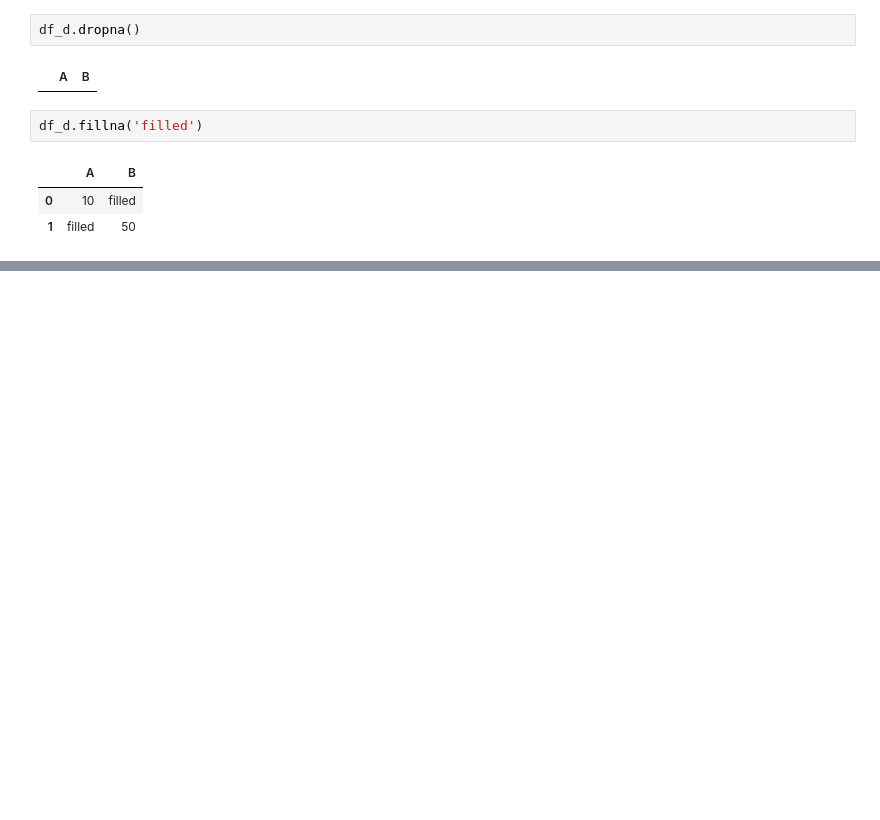
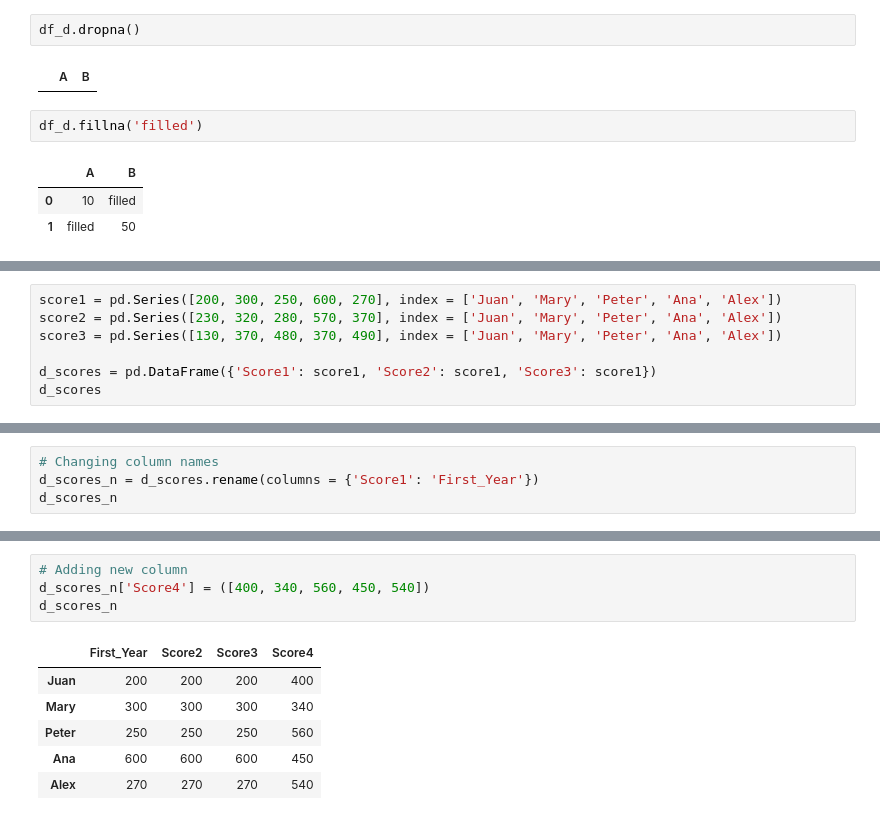
Before and after one commit to alezanper/python-notes, a Jupyter notebook: Pandas/02_DataFrames.ipynb, the cells around one changed output, grey strips where cells are left out. Cells and saved outputs as stored; diff of their text form; blank space fills up the shorter version.

```diff
--- a/Pandas/02_DataFrames.ipynb
+++ b/Pandas/02_DataFrames.ipynb
@@ -281,0 +322,7 @@ df_d.fillna('filled')
+# %%
+score1 = pd.Series([200, 300, 250, 600, 270], index = ['Juan', 'Mary', 'Peter', 'Ana', 'Alex'])
+score2 = pd.Series([230, 320, 280, 570, 370], index = ['Juan', 'Mary', 'Peter', 'Ana', 'Alex'])
+score3 = pd.Series([130, 370, 480, 370, 490], index = ['Juan', 'Mary', 'Peter', 'Ana', 'Alex'])
+
+d_scores = pd.DataFrame({'Score1': score1, 'Score2': score1, 'Score3': score1})
+d_scores
@@ -281,0 +336,4 @@ df_d.fillna('filled')
+# %%
+# Changing column names
+d_scores_n = d_scores.rename(columns = {'Score1': 'First_Year'})
+d_scores_n
@@ -281,0 +347,11 @@ df_d.fillna('filled')
+# %%
+# Adding new column
+d_scores_n['Score4'] = ([400, 340, 560, 450, 540])
+d_scores_n
+# %% [output]
+|  | First_Year | Score2 | Score3 | Score4 |
+| Juan | 200 | 200 | 200 | 400 |
+| Mary | 300 | 300 | 300 | 340 |
+| Peter | 250 | 250 | 250 | 560 |
+| Ana | 600 | 600 | 600 | 450 |
+| Alex | 270 | 270 | 270 | 540 |
```
Also changed, not shown: parts of 26 cells of this notebook.
